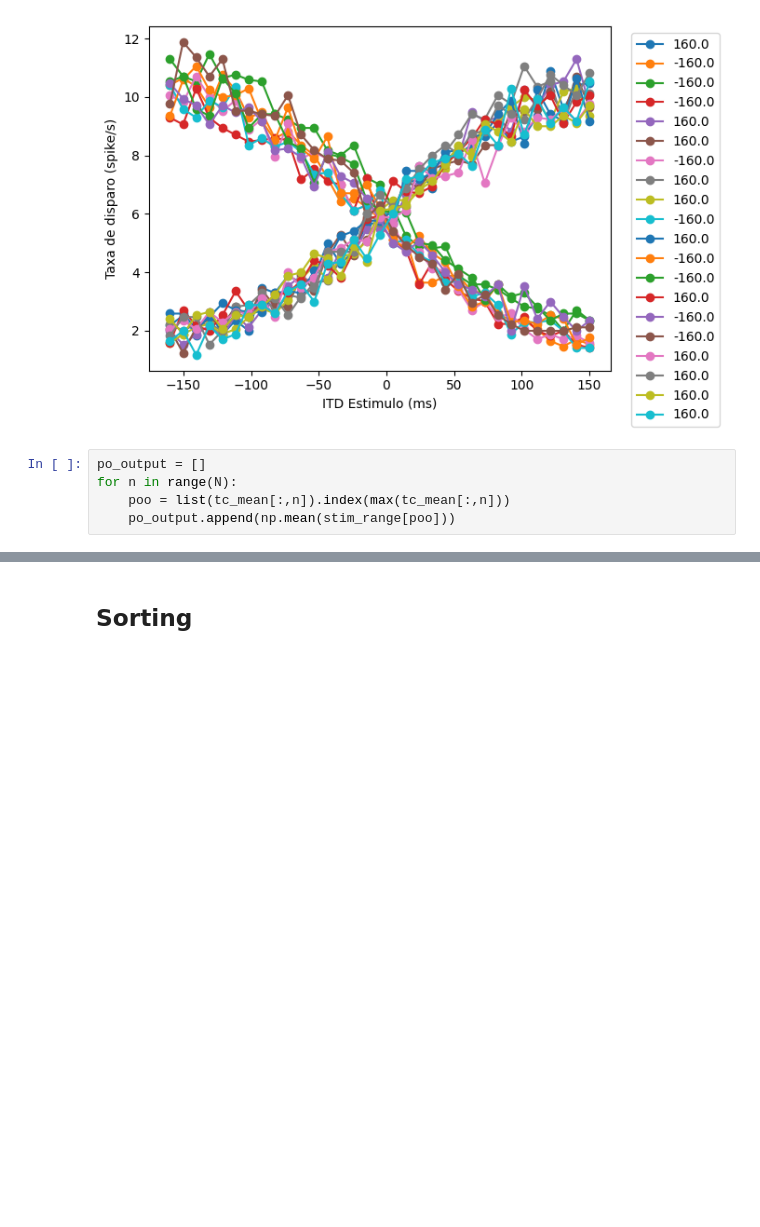
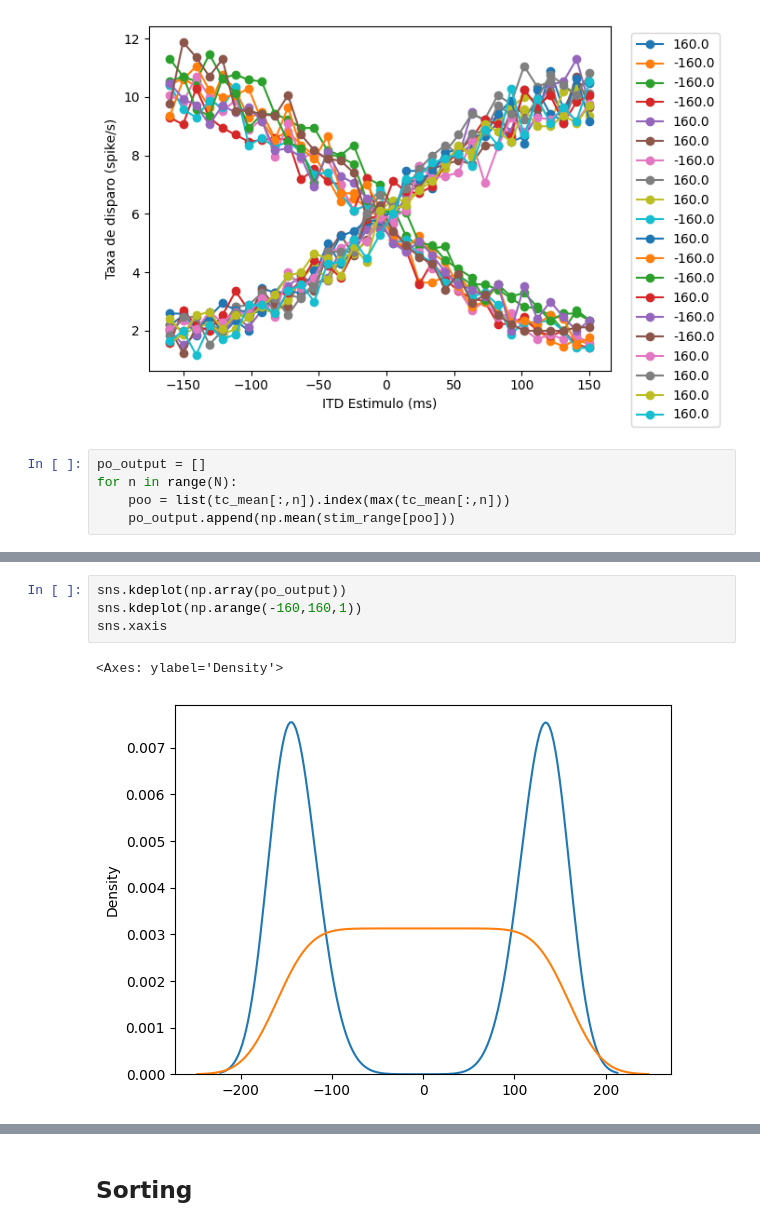
Before and after one commit to laviniamitiko/LASCON2024, a Jupyter notebook: Project/Spike-Train-Analysis.ipynb, the cells around one changed output, grey strips where cells are left out. Saved outputs shown, nothing was run; the diff lists cells and outputs as text; blank space fills up the shorter version.

```diff
--- a/Project/Spike-Train-Analysis.ipynb
+++ b/Project/Spike-Train-Analysis.ipynb
@@ -149,0 +147,7 @@ plt.hist(np.array(po_output), bins = 100);
+# %%
+sns.kdeplot(np.array(po_output))
+sns.kdeplot(np.arange(-160,160,1))
+sns.xaxis
+# %% [output]
+<Axes: ylabel='Density'>
+[figure, added]
```
Also changed, not shown: parts of 31 cells of this notebook, 1 other file.
